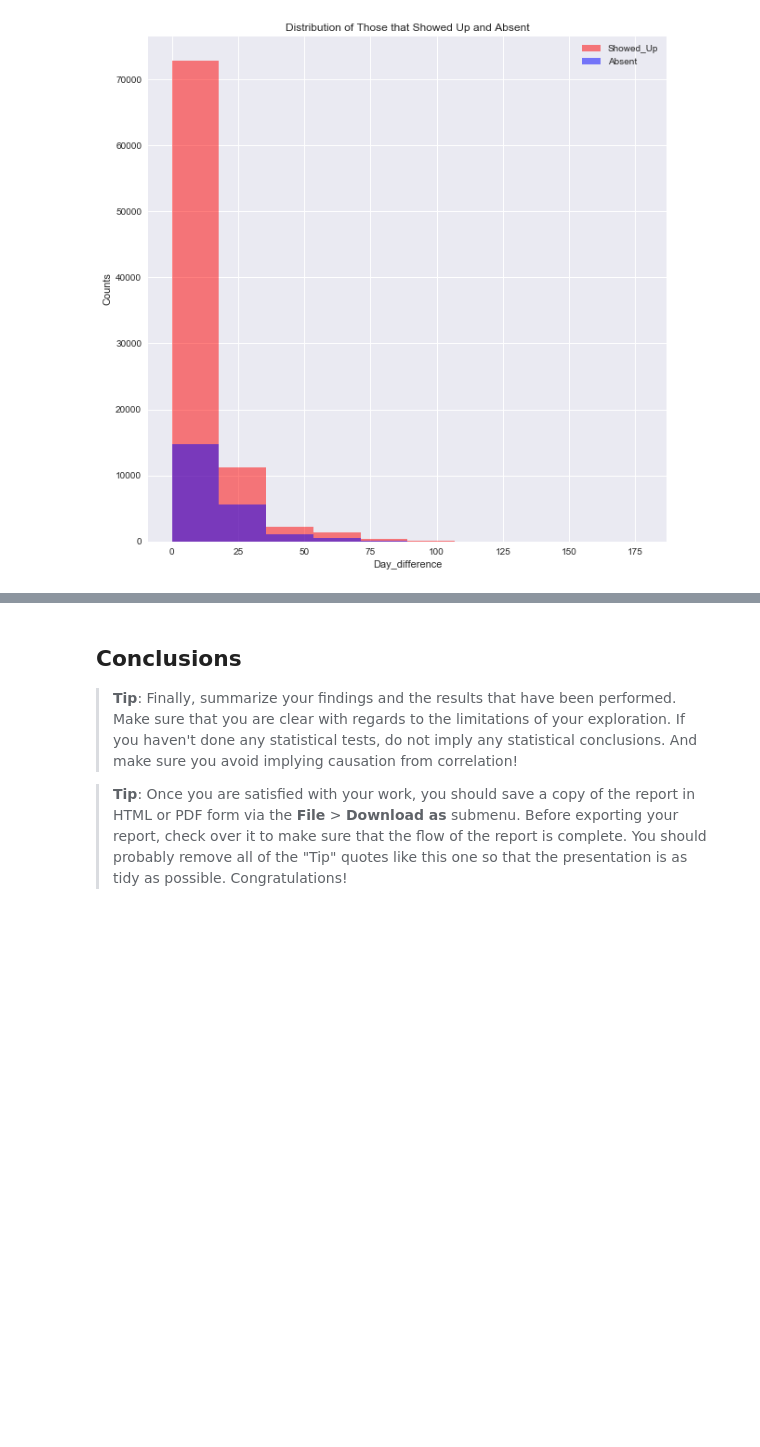
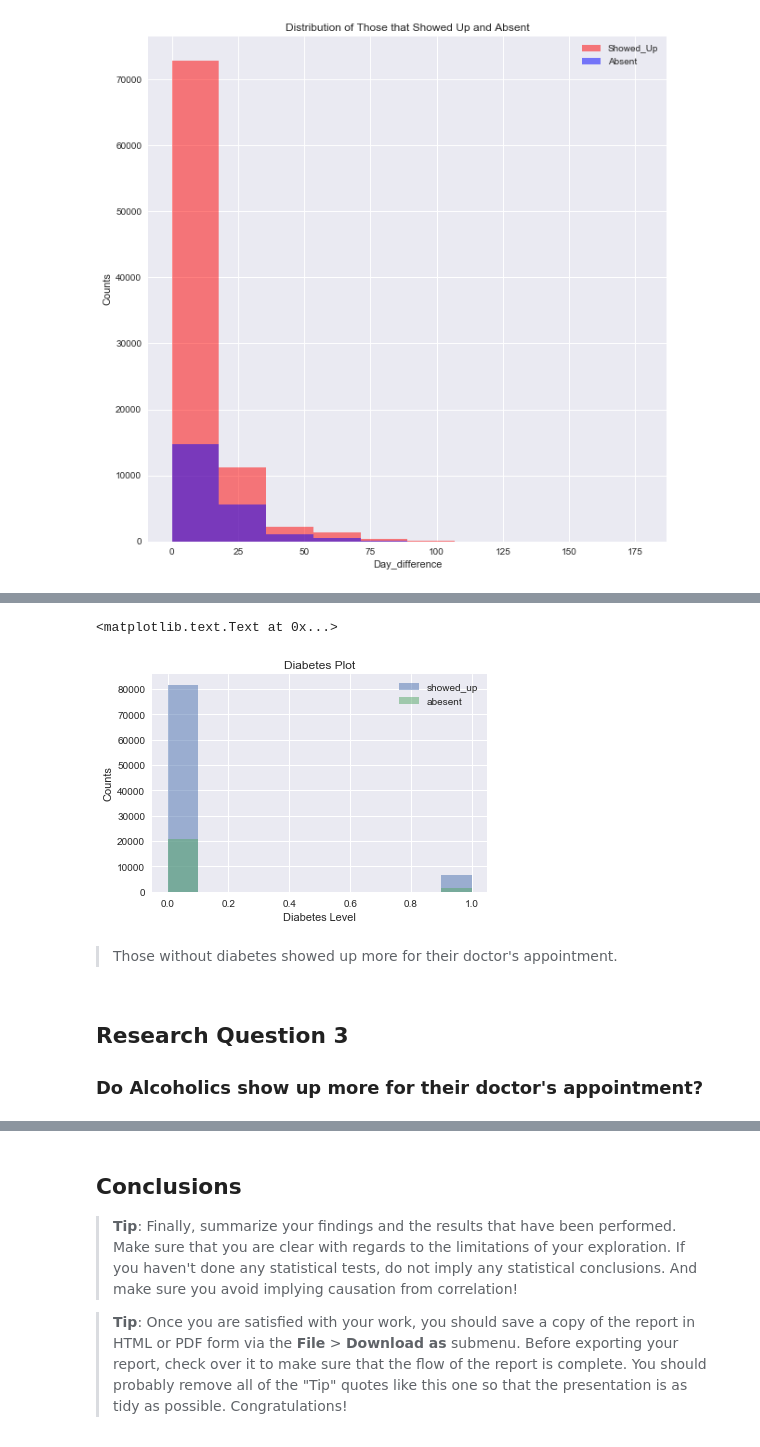
Before and after one commit to chichi012/Udacity-Project-2, a Jupyter notebook: Project2.ipynb, the cells around one changed output, grey strips where cells are left out. Cells and saved outputs as stored; diff of their text form; code cells hidden in the pictures; blank space fills up the shorter version.

```diff
--- a/Project2.ipynb
+++ b/Project2.ipynb
@@ -640,0 +519,18 @@ Name: Age, Length: 110527, dtype: int64
+# %%
+#plotting diabetic distribution
+
+df.diabetes[showed_up].hist(alpha=0.5,label ='showed_up')
+df.diabetes[absent].hist(alpha=0.5,label='abesent')
+plt.legend()
+plt.xlabel('Diabetes Level')
+plt.ylabel('Counts')
+plt.title('Diabetes Plot')
+# %% [output]
+<matplotlib.text.Text at 0x...>
+[figure, added]
+# %% [markdown]
+> Those without diabetes showed up more for their doctor's appointment.
+# %% [markdown]
+## Research Question 3
+
+### Do Alcoholics show up more for their doctor's appointment?
```
Also changed, not shown: parts of 48 cells of this notebook.
